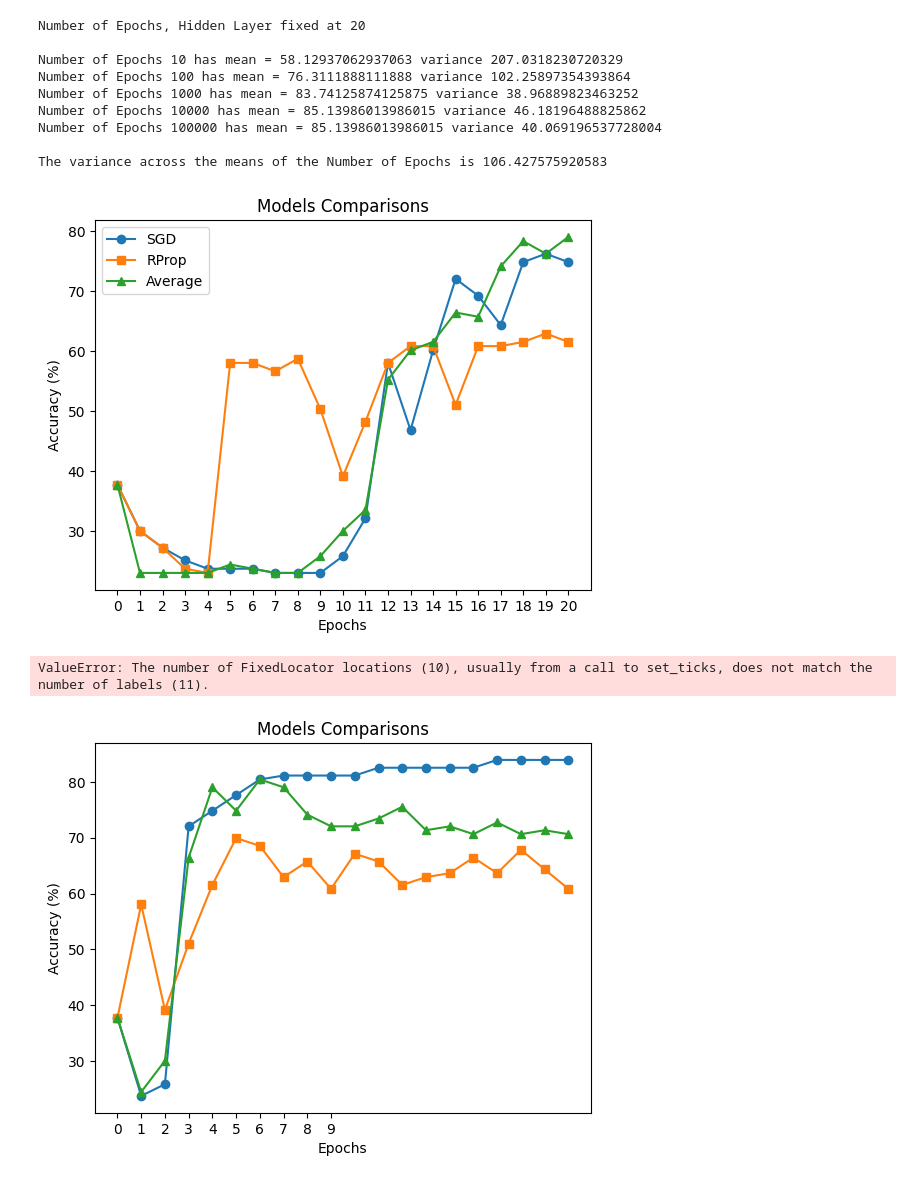
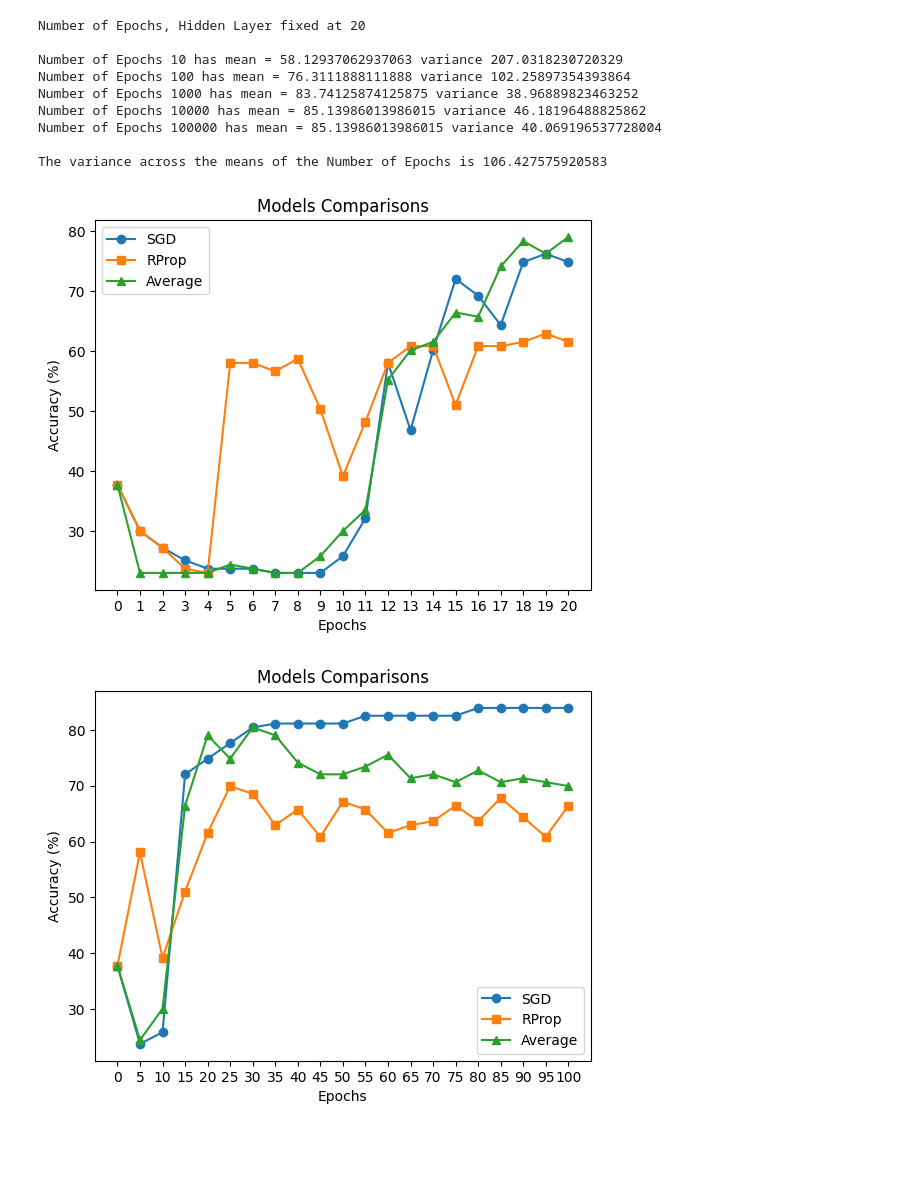
Before and after one commit to tarbazi/COS-711-Assignment-2, a Jupyter notebook: src/Almonds_Classifier.ipynb, the cells around one changed output. Saved outputs shown, nothing was run; the diff lists cells and outputs as text; code cells hidden in the pictures; blank space fills up the shorter version.

```diff
--- a/src/Almonds_Classifier.ipynb
+++ b/src/Almonds_Classifier.ipynb
@@ -720,7 +720,7 @@ def ModelHybridNetwork(xVals, yVals):
     model2HitRates.append(evaluate(testPV_normalized, testDependentVariable, w1m2, w2m2))
     model3HitRates.append(evaluate(testPV_normalized, testDependentVariable, hybridW1, hybridW2))
 
-    for i in range(2, 100):
+    for i in range(2, 101):
 
         m1m1, m2m1 = Model1(xVals, yVals, w1m1, w2m1, learningRates[0])
         m1m2, m2m2 = Model2(xVals, yVals, w1m2, w2m2, learningRates[rateIndex1], learningRates[rateIndex2])
@@ -746,33 +746,32 @@ def ModelHybridNetwork(xVals, yVals):
     plt.plot(model1HitRates, label = "SGD", marker = "o")
     plt.plot(model2HitRates, label = "RProp", marker = "s")
     plt.plot(model3HitRates, label = "Average", marker = "^")
 
     plt.title("Models Comparisons")
     plt.xlabel("Epochs")
     plt.ylabel("Accuracy (%)")
 
     plt.xticks(ticks = range(0, 21))
 
     plt.legend()
 
     plt.show()
 
     plt.title("Models Comparisons")
     plt.xlabel("Epochs")
     plt.ylabel("Accuracy (%)")
 
     plt.plot(model1HitRates1, label = "SGD", marker = "o")
     plt.plot(model2HitRates1, label = "RProp", marker = "s")
     plt.plot(model3HitRates1, label = "Average", marker = "^")
 
     #plt.xticks(ticks = range(0, 10), labels = ["0", " 10", " 20", " 30", " 40", " 50", " 60", " 70", " 80", " 90", " 100"])
-
+    plt.xticks([0, 1, 2, 3, 4, 5, 6, 7, 8, 9, 10, 11, 12, 13, 14, 15, 16, 17, 18, 19, 20], ["0", "5", "10","15","20","25","30","35", "40","45","50","55","60","65","70","75","80","85","90", "95","100"])
     plt.legend()
 
     plt.show()
 
 ModelHybridNetwork(pV_normalized, transform(dependentVariable))
 # %% [output]
 [figure]
-ValueError: The number of FixedLocator locations (10), usually from a call to set_ticks, does not match the number of labels (11).
-[figure, old version]
+[figure, new version]
```
